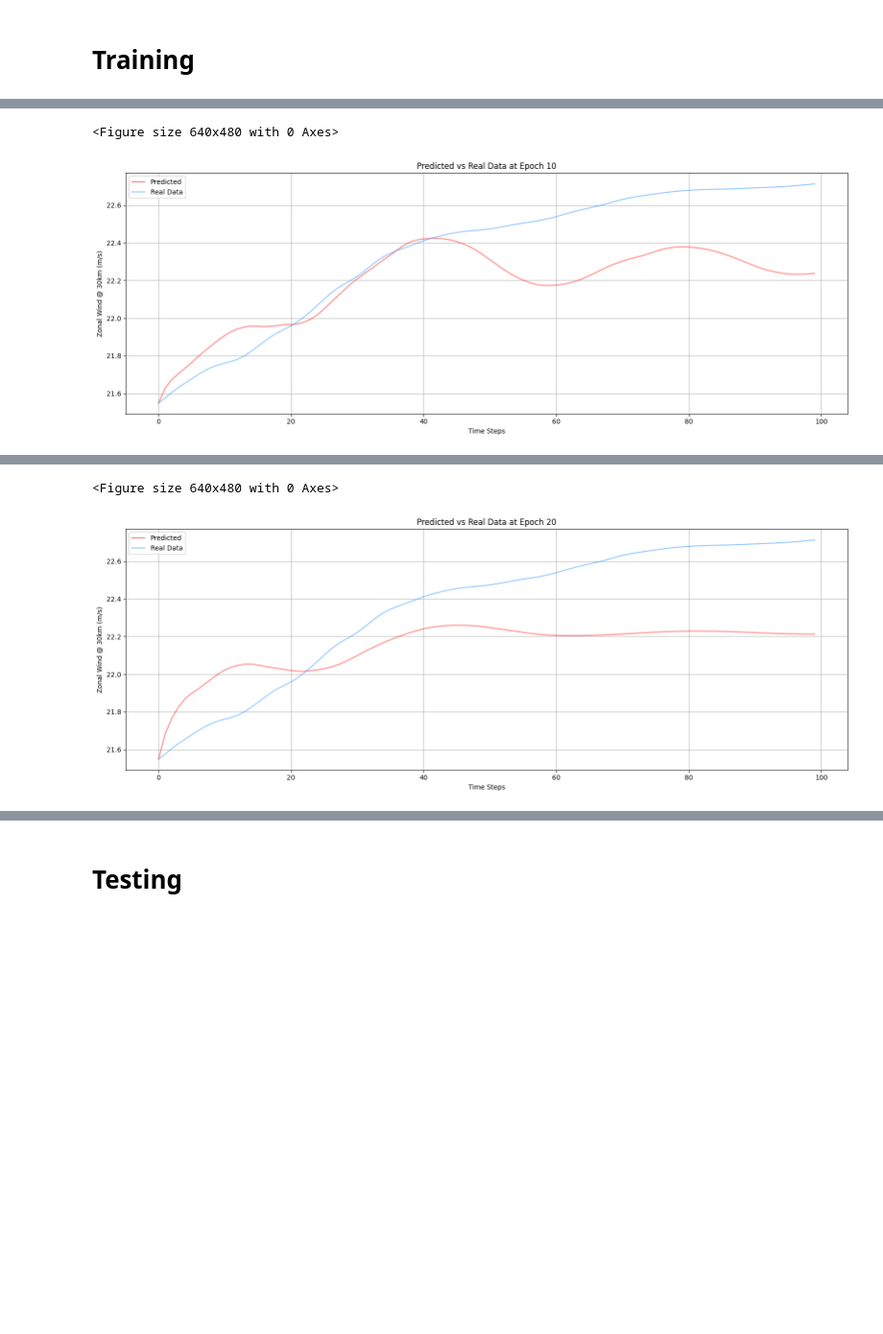
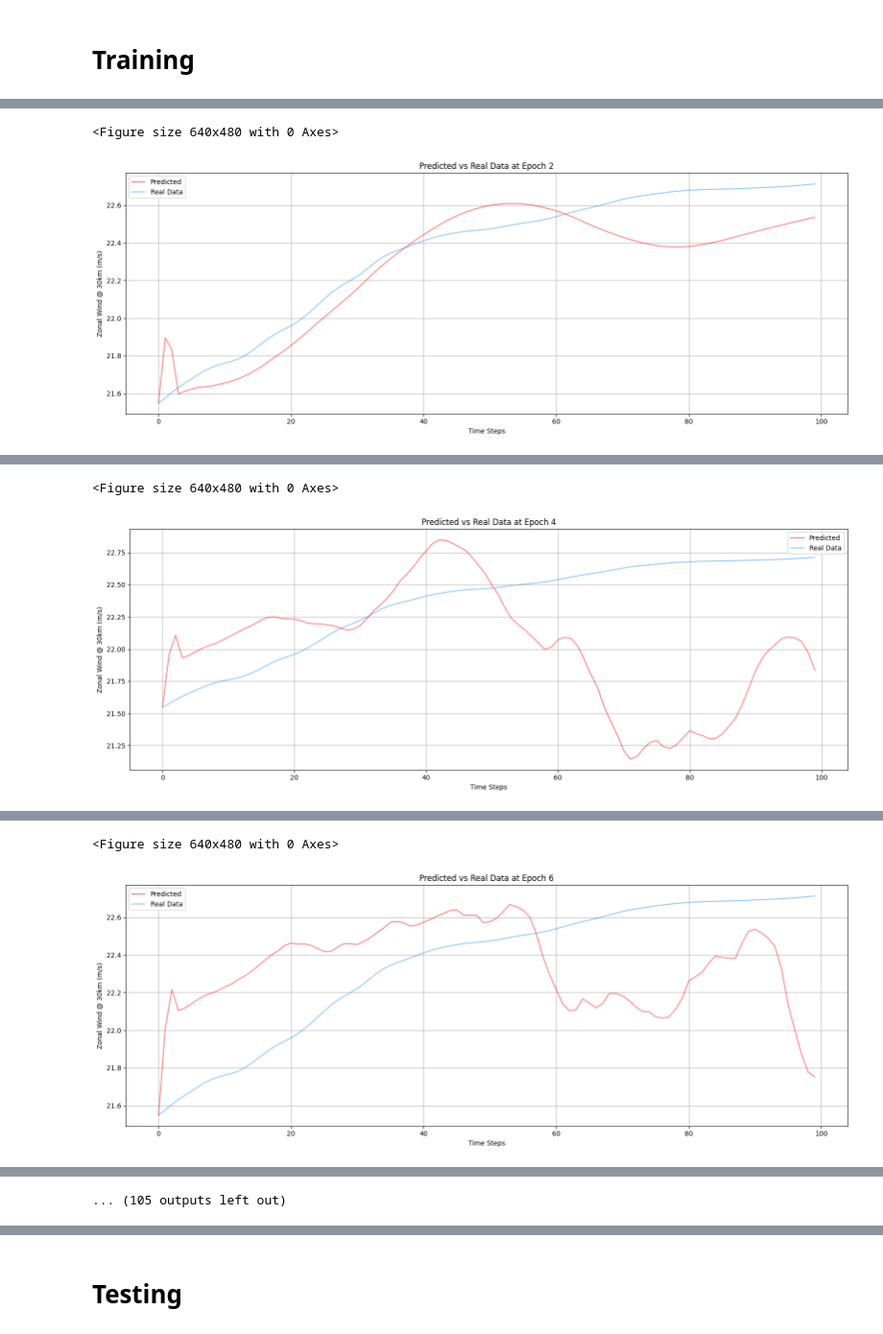
Before and after one commit to fabio2-uchi/modified_code, a Jupyter notebook: Archictures/latent_conditioned_decoder.ipynb, the cells around one changed output, grey strips where cells are left out. Shown at 96% size. Saved outputs shown, nothing was run; the diff lists cells and outputs as text; code cells hidden in the pictures; blank space fills up the shorter version.

```diff
--- a/Archictures/latent_conditioned_decoder.ipynb
+++ b/Archictures/latent_conditioned_decoder.ipynb
@@ -124,7 +123,7 @@ import os
 model = LatentDecoder(output_dim, condition_dim)
 model = model.cuda()
 
-optimizer = optim.Adam(model.parameters(), lr=0.0001)
+optimizer = optim.Adam(model.parameters(), lr=0.000001)
 
 
 timestamp = datetime.datetime.now().strftime("%Y-%m-%d_%H-%M-%S.%f")
@@ -212,7 +211,7 @@ for epoch in range(num_epochs):
         Validation Reconstrunction Loss: {val_loss.item()}''')
 
     #Save and make an inference every 10 epochs of training
-    if (epoch % 10 == 0):
+    if (epoch % 2 == 0):
         torch.save(model.state_dict(), f"{folder}/model_at_epoch{epoch}")
         model.eval()
 
@@ -270,2 +260,2 @@ Epoch 11,
 <Figure size 640x480 with 0 Axes>
-[figure, old version]
+[figure, new version]
@@ -289,2 +270,2 @@ Epoch 21,
 <Figure size 640x480 with 0 Axes>
-[figure, old version]
+[figure, new version]
@@ -290,0 +280,2 @@ Epoch 21,
+<Figure size 640x480 with 0 Axes>
+[figure, added]
@@ -291,3 +290,4 @@ Epoch 21,
+... (105 outputs left out)
 # %%
 
 # MODIFY THIS LINE FOR MODEL TESTING
```
Also changed, not shown: parts of 4 cells of this notebook.
